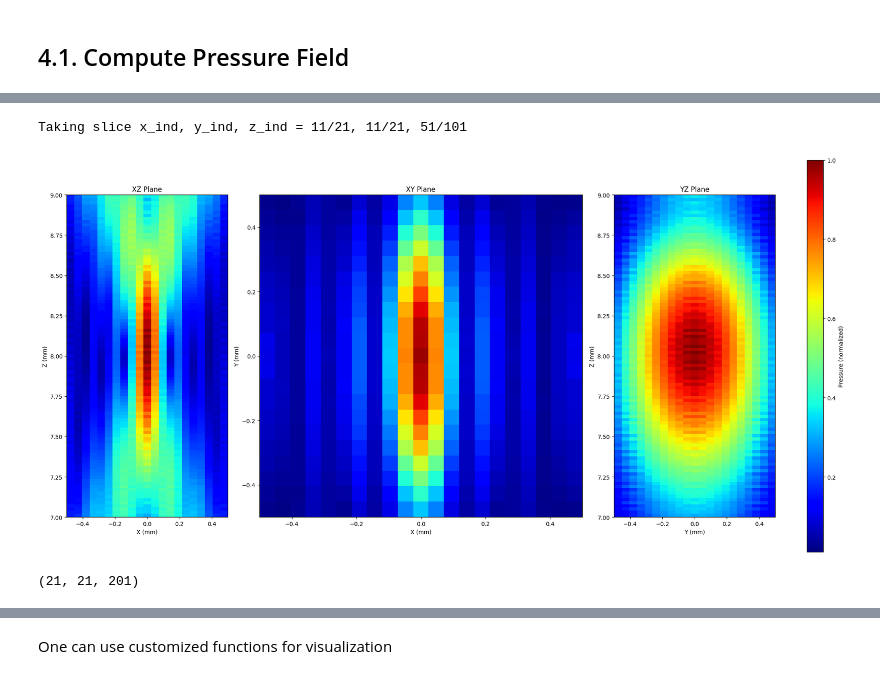
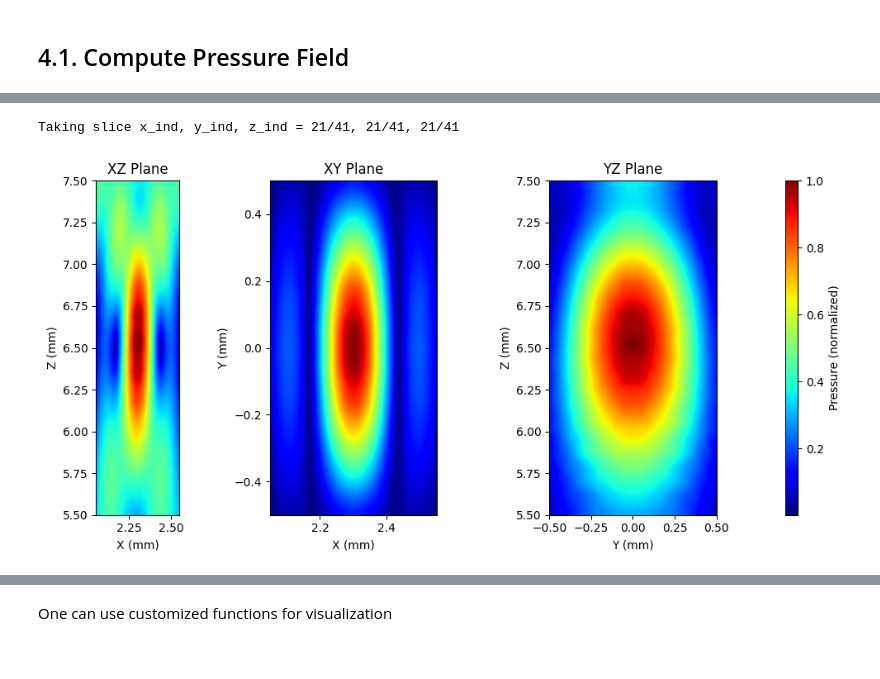
Before and after one commit to EstebanRivera08/eSDIva, a Jupyter notebook: notebook/Tutorial_NeuroSono.ipynb, the cells around one changed output, grey strips where cells are left out. Cells and saved outputs as stored; diff of their text form; code cells hidden in the pictures.

```diff
--- a/notebook/Tutorial_NeuroSono.ipynb
+++ b/notebook/Tutorial_NeuroSono.ipynb
@@ -304,4 +319,8 @@ Transducer initialized in 0.0000 seconds.
 LinearArrayTransducer(n_elements=128, el_w_mm=0.108, el_h_mm=1.5, kerf_mm=0.002000000000000002, elev_focus_mm=8.0, no_sub_x=1, no_sub_y=10, fc_Hz=12500000.0, Apod type=None, tx_N_active=128, F_over_D= ...
+# %%
+
+# Focalization spot
+focus_mm =  np.array([2.3, 0, 6.5])  # mm [x, y, z]
 # %%
 delays = domino.compute_delays(focus_mm = focus_mm, plot = True)
 # %% [output]
@@ -332,10 +351,9 @@ Successfully initialized PyField with
 # %%
 field_info_mm = {
-    "x_extent" : [-0.5, 0.5],
-    "y_extent" : [-0.5, 0.5],
-    "z_extent" : [7, 9],
-    "dx" : 0.05,
-    "dy" : 0.05,
-    "dz" : 0.02,
+    "x_extent" : [-0.25+focus_mm[0], 0.25+focus_mm[0]],
+    "y_extent" : [-0.5+focus_mm[1], 0.5+focus_mm[1]],
+    "z_extent" : [-1+focus_mm[2], 1+focus_mm[2]],
+    "dx" : 0.0125,
+    "dy" : 0.025,
+    "dz" : 0.05,
 }
-pressure_field, x, y, z = Domino_field.compute_pressure_field(field_info_mm)
@@ -353,6 +373,6 @@ Frequency searched: 12500000.0 Hz. Found: 12512218.963831866 Hz
 # %%
 pysonogen.plot_field_planes(pressure_field,
-                               x, y, z, figsize = (20, 10))
+                               x, y, z, figsize = (10, 5), interpolation="bilinear")
 # %% [output]
-Taking slice x_ind, y_ind, z_ind = 11/21, 11/21, 51/101
+Taking slice x_ind, y_ind, z_ind = 21/41, 21/41, 21/41
-[figure, old version]
+[figure, new version]
@@ -361,4 +378,0 @@ fft = np.fft.fft(pressure_field,axis = 2)
-# %%
-fft.shape
-# %% [output]
-(21, 21, 201)
```
Also changed, not shown: parts of 24 cells of this notebook, 4 other files.
